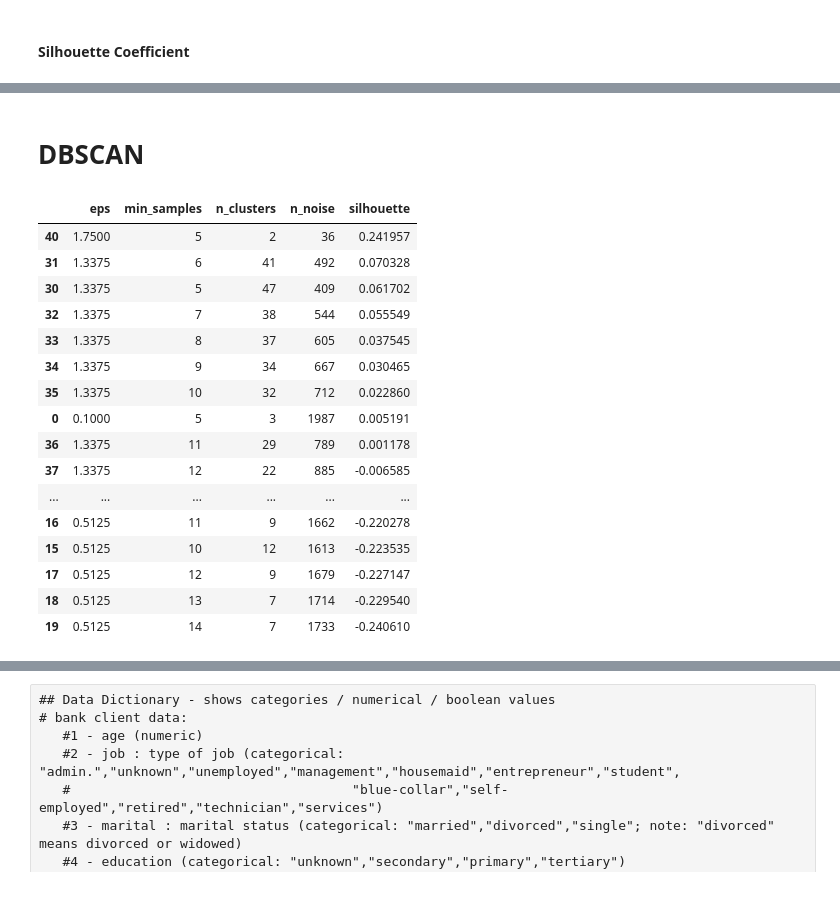
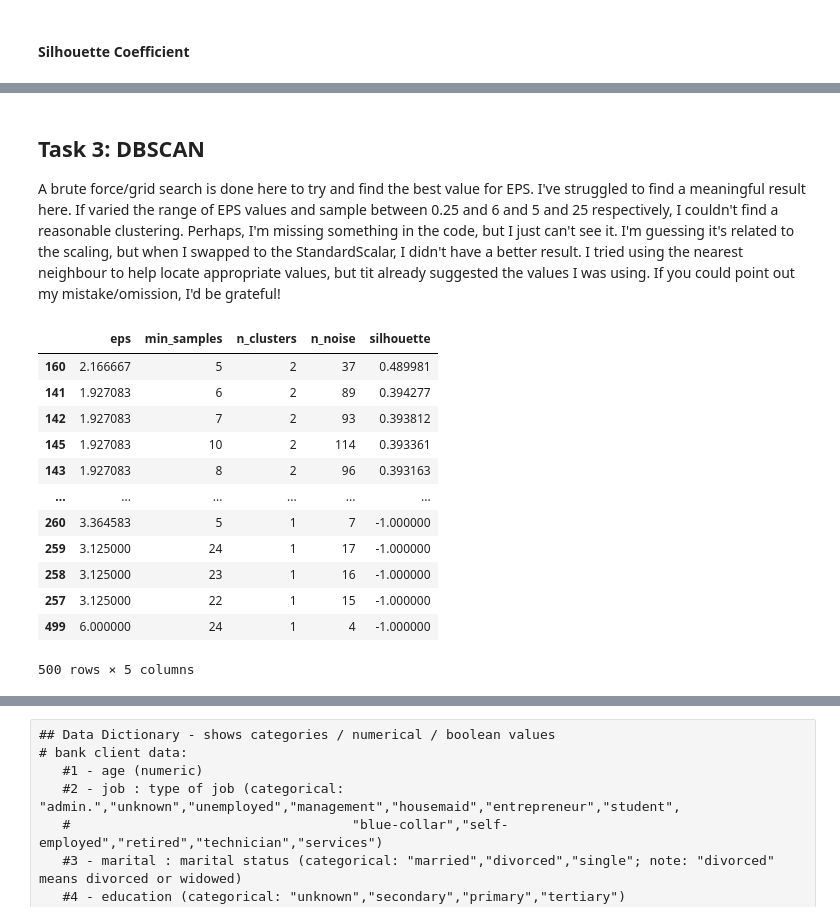
Before and after one commit to qaz73/ULAssignment-2, a Jupyter notebook: etivity2.ipynb, the cells around one changed output, grey strips where cells are left out. Cells and saved outputs as stored; diff of their text form; code cells hidden in the pictures.

```diff
--- a/etivity2.ipynb
+++ b/etivity2.ipynb
@@ -306,11 +304,17 @@ Replicating the  the earlier E-tivity, the pipeline is constructed as follows
 # %%
-# pipeline definition
-numerical_attribute = ['age','balance','day','pdays','previous']
+#
+# pipeline definition.  values processed in two branches, numerical + categorical
+#
+# Most frequent values are imputed if needed
+# MinMax scalar applied to day, the rest use the RobustScalar
+#
+# Month and education are encoded using the ordinal encoder
+#
+numerical_attribute = ['age','balance','campaign','day','pdays','previous']
 numerical_attribute_scale_using_min_max = ['day']
-numerical_attribute_scale_using_robust=['age','balance','pdays','previous']
+numerical_attribute_scale_using_robust=['age','balance','campaign','pdays','previous']
 
-categorical_attribute = ['campaign','contact','default','education','housing','job','loan','marital','month','poutcome']
-
+categorical_attribute = ['contact','default','education','housing','job','loan','marital','month','poutcome']
 
 num_pipeline = Pipeline(steps=[
     ('impute', SimpleImputer(strategy='median')),
@@ -324,13 +328,6 @@ num_pipeline = Pipeline(steps=[
     ]
 )
 
-num_pipeline_std_scalar = Pipeline(steps=[
-    ('impute', SimpleImputer(strategy='median')),
-    ('scaler', StandardScaler())
-    ]
-)
-
-
 cat_pipeline = Pipeline(steps=[
     ('impute', SimpleImputer(strategy='most_frequent')),
     ('ordinal', ColumnTransformer(
@@ -342,16 +339,16 @@ cat_pipeline = Pipeline(steps=[
     ('one-hot',OneHotEncoder(sparse_output=False)) # sparse output required for fit_transform
 ])
 
-# num_pipeline
+#
+# Use a col transformer to operate on each set separately
+#
 col_transform = ColumnTransformer(transformers=[
- #   num_pipeline_std_scalar
-        ('num_pipeline',num_pipeline_std_scalar,numerical_attribute),
+        ('num_pipeline',num_pipeline,numerical_attribute),
         ('cat_pipeline',cat_pipeline,categorical_attribute)
     ], remainder='drop', n_jobs=-1)
 
 
-
-
+# create the actual pipeline
 preprocess_pipeline = Pipeline(steps=[
     ('preprocess', col_transform),
 
@@ -537,30 +550,29 @@ df['cluster'] = pd.Series(clustering_model['kMeans'].labels_, index=df.index)
 # %% [markdown]
-# DBSCAN
+## Task 3: DBSCAN
+A brute force/grid search is done here to try and find the best value for EPS.  I've struggled to find a meaningful result here.  If varied the range of EPS values and sample between 0.25 and 6 and 5 and 25 respectively, I couldn't find a reasonable clustering.  Perhaps, I'm missing something in the code, but I just can't see it.  I'm guessing it's related to the scaling, but when I swapped to the StandardScalar, I didn't have a better result.  I tried using the nearest neighbour to help locate appropriate values, but tit already suggested the values I was using.  If you could point out my mistake/omission, I'd be grateful!
 # %%
 # Lets run DBScan with 15 EPS values from 0.25 to 4, min_samples of 5..15
-eps_range = np.linspace(0.1, 10, num=25);
+eps_range = np.linspace(0.25, 6, num=25);
 
-min_samples_range  = np.arange(5, 15, step =1)
+min_samples_range  = np.arange(5, 25, step =1)
+
 
 results_df = run_dbscan_on_range(df_post_col_transform, eps_range, min_samples_range)
 
-results_df[results_df['silhouette'] != -1].sort_values(by='silhouette', ascending=False)
+#[results_df['silhouette'] != -1]
+results_df.sort_values(by='silhouette', ascending=False)
 # %% [output]
 |  | eps | min_samples | n_clusters | n_noise | silhouette |
-| 40 | 1.7500 | 5 | 2 | 36 | 0.241957 |
-| 31 | 1.3375 | 6 | 41 | 492 | 0.070328 |
-| 30 | 1.3375 | 5 | 47 | 409 | 0.061702 |
-| 32 | 1.3375 | 7 | 38 | 544 | 0.055549 |
-| 33 | 1.3375 | 8 | 37 | 605 | 0.037545 |
-| 34 | 1.3375 | 9 | 34 | 667 | 0.030465 |
-| 35 | 1.3375 | 10 | 32 | 712 | 0.022860 |
-| 0 | 0.1000 | 5 | 3 | 1987 | 0.005191 |
-| 36 | 1.3375 | 11 | 29 | 789 | 0.001178 |
-| 37 | 1.3375 | 12 | 22 | 885 | -0.006585 |
+| 160 | 2.166667 | 5 | 2 | 37 | 0.489981 |
+| 141 | 1.927083 | 6 | 2 | 89 | 0.394277 |
+| 142 | 1.927083 | 7 | 2 | 93 | 0.393812 |
+| 145 | 1.927083 | 10 | 2 | 114 | 0.393361 |
+| 143 | 1.927083 | 8 | 2 | 96 | 0.393163 |
 | ... | ... | ... | ... | ... | ... |
-| 16 | 0.5125 | 11 | 9 | 1662 | -0.220278 |
-| 15 | 0.5125 | 10 | 12 | 1613 | -0.223535 |
-| 17 | 0.5125 | 12 | 9 | 1679 | -0.227147 |
-| 18 | 0.5125 | 13 | 7 | 1714 | -0.229540 |
-| 19 | 0.5125 | 14 | 7 | 1733 | -0.240610 |
+| 260 | 3.364583 | 5 | 1 | 7 | -1.000000 |
+| 259 | 3.125000 | 24 | 1 | 17 | -1.000000 |
+| 258 | 3.125000 | 23 | 1 | 16 | -1.000000 |
+| 257 | 3.125000 | 22 | 1 | 15 | -1.000000 |
+| 499 | 6.000000 | 24 | 1 | 4 | -1.000000 |
+500 rows × 5 columns
 # %% [markdown]
```
Also changed, not shown: parts of 53 cells of this notebook.
